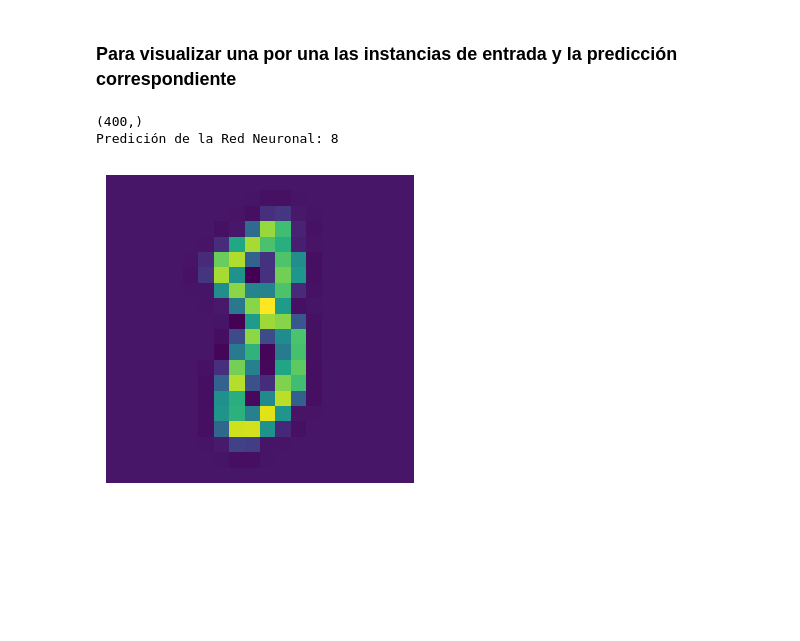
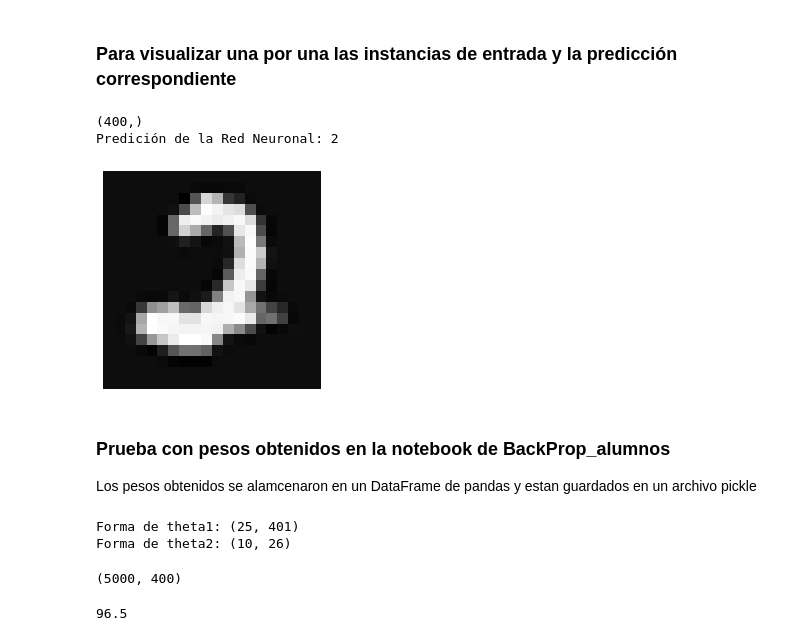
Before and after one commit to johedan20012/Mineria-de-texto, a Jupyter notebook: Redes_neuronales/Propagacion_directa_alumnos.ipynb, the cells around one changed output. Cells and saved outputs as stored; diff of their text form; code cells hidden in the pictures; blank space fills up the shorter version.

Commit message:
Prueba de propagación directa con los pesos obtenidos por Angel

```diff
--- a/Redes_neuronales/Propagacion_directa_alumnos.ipynb
+++ b/Redes_neuronales/Propagacion_directa_alumnos.ipynb
@@ -198,14 +200,35 @@ np.mean(pred == y) * 100
 # %%
 fig,ax=plt.subplots(figsize=(4,4))
 if indices.size > 0:
     i, indices = indices[0], indices[1:]
-    ax.imshow(X[i,:].reshape((20,20), order = 'F'))
+    ax.imshow(X[i,:].reshape((20,20), order = 'F'),cmap="gray")
     ax.axis('off')
     pred = predict(Theta1, Theta2, X[i, :])
     print('Predición de la Red Neuronal: {}'.format(*pred))
 else:
     print('No hay más imágenes.')
 # %% [output]
 (400,)
-Predición de la Red Neuronal: 8
+Predición de la Red Neuronal: 2
-[figure, old version]
+[figure, new version]
+# %% [markdown]
+### Prueba con pesos obtenidos en la notebook de BackProp_alumnos
+
+Los pesos obtenidos se alamcenaron en un DataFrame de pandas y estan guardados en un archivo pickle
+# %%
+df_theta1 = pd.read_pickle("./Pesos_BackPropagation/theta1_opt.pkl")
+df_theta2 = pd.read_pickle("./Pesos_BackPropagation/theta2_opt.pkl")
+
+theta1_backprop = np.asarray(df_theta1)
+theta2_backprop = np.asarray(df_theta2)
+
+print("Forma de theta1:",theta1_backprop.shape,"\nForma de theta2:",theta2_backprop.shape)
+# %% [output]
+Forma de theta1: (25, 401)
+Forma de theta2: (10, 26)
+# %%
+pred = predict(theta1_backprop, theta2_backprop, X)
+np.mean(pred == y) * 100
+# %% [output]
+(5000, 400)
+96.5
```
Also changed, not shown: parts of 3 cells of this notebook, 2 other files.
